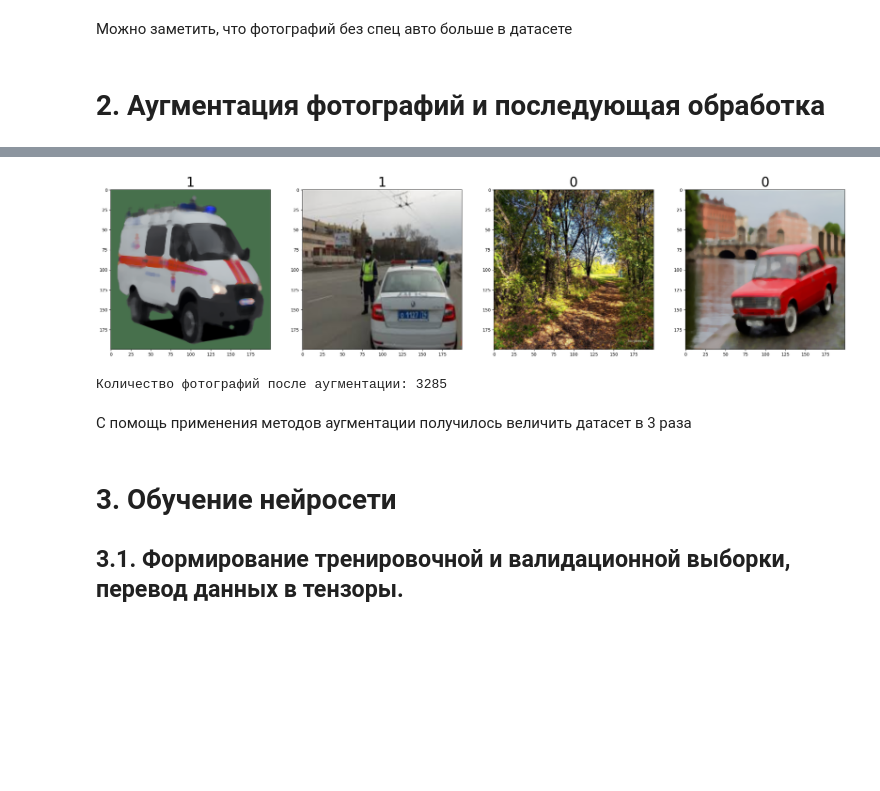
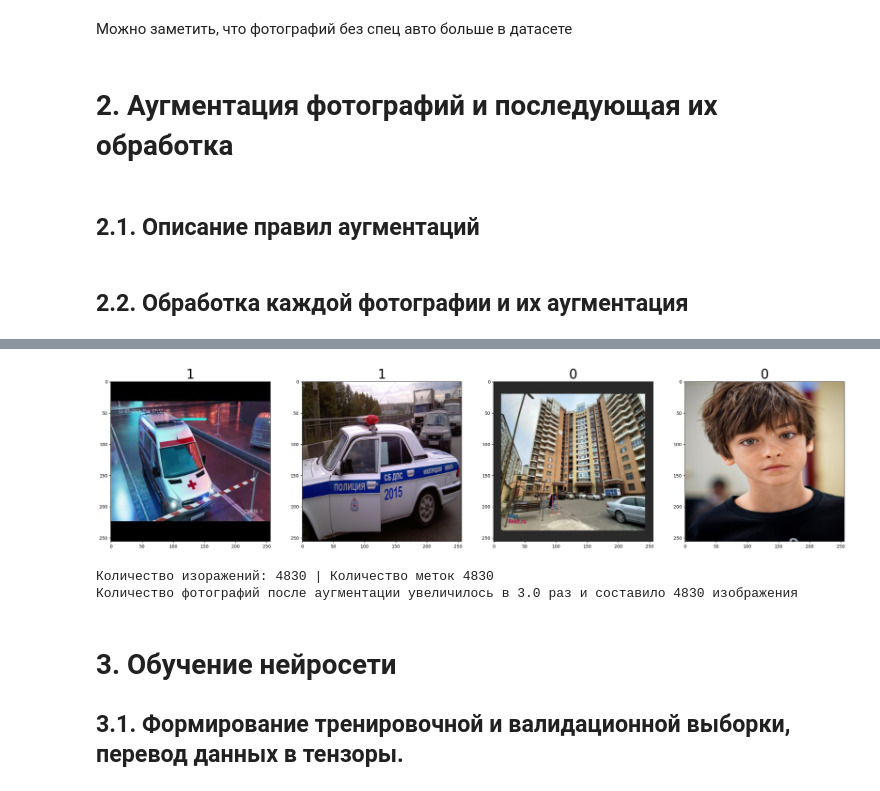
Before and after one commit to K1rsN7/Smart_Barrier, a Jupyter notebook: train neural network.ipynb, the cells around one changed output, grey strips where cells are left out. Cells and saved outputs as stored; diff of their text form; code cells hidden in the pictures; blank space fills up the shorter version.

```diff
--- a/train neural network.ipynb
+++ b/train neural network.ipynb
@@ -57,7 +84,9 @@ Name: count, dtype: float64
 # %% [markdown]
 Можно заметить, что фотографий без спец авто больше в датасете
 # %% [markdown]
-# 2. Аугментация фотографий и последующая обработка
+# 2. Аугментация фотографий и последующая их обработка
+# %% [markdown]
+## 2.1. Описание правил аугментаций
 # %%
 # Описываем приёмы аугментации
 transform1 = A.Compose([
@@ -70,3 +116,5 @@ transform2 = A.Compose([
+# %% [markdown]
+## 2.2. Обработка каждой фотографии и их аугментация
 # %%
 %%time
 X = [] # Фотографии в формате матриц
@@ -78,14 +126,21 @@ for i in tqdm(range(len(data))):
     else: # Если на фотографии не спец. авто
         image = cv2.imread('./Dataset/Rest/'+image, cv2.IMREAD_COLOR)
     image = cv2.cvtColor(image, cv2.COLOR_BGR2RGB) # Перевеодим цветовую палитру фото с формата BGR в RGB
-    image = cv2.resize(image, dsize=(200, 200), interpolation=cv2.INTER_AREA); # Изменяем размерность изображения до 200x200
+    image = cv2.resize(image, dsize=(256, 256), interpolation=cv2.INTER_AREA); # Изменяем размерность изображения до 200x200
     X.append(image) # Добавляем в датасет
 
-    # Производим аугментацию фотографий и добавим в списки
-    transformed_image = transform1(image=image)
-    X.append(transformed_image["image"])
-    transformed_image = transform2(image=image)
-    X.append(transformed_image["image"])
+    # Производим аугментацию фотографий
+    transform = None
+    transform_old = None
+    for _ in range(2):
+        while True:
+            transform = choice([transform1, transform2, transform3, transform4, transform5, transform6])
+            if transforms != transform_old:
+                transformed_image = transform(image=image)
+                X.append(transformed_image["image"])
+                transform_old = transform
+                break
+    # Добавление меток для изображений
     for _ in range(3):
         y.append(data.loc[i, 'label'])
 
@@ -93,12 +148,12 @@ for i in tqdm(range(len(data))):
 X_torch = np.array(X)
 X_torch = X_torch.astype('float32')
 X_torch = X_torch / 255.0
-X_torch = X_torch.reshape(-1,3,200,200)
+X_torch = X_torch.reshape(-1,3, 256, 256)
 y_torch = np.array(y).reshape(-1)
 
 # Выведем пару примеров получившихся фотографий
 fig, axes = plt.subplots(1, 4, figsize=(30,15))
 for i in range(0, 4):
-    axes[i].imshow(X[i*y_torch.size//4+14])
-    axes[i].set_title(y[i*y_torch.size//4+14], fontsize=30)
+    axes[i].imshow(X[i*y_torch.size//4])
+    axes[i].set_title(y[i*y_torch.size//4], fontsize=30)
 # %% [output]
@@ -107,10 +162,10 @@ Wall time: 37.2 s
-[figure, old version]
+[figure, new version]
 # %%
-print(f"Количество фотографий после аугментации: {y_torch.size}") # кол-во фото
+print(f"Количество изоражений: {X_torch.shape[0]} | Количество меток {y_torch.size}")
+print(f"Количество фотографий после аугментации увеличилось в {round(y_torch.size / data.shape[0], 3)} раз и составило {y_torch.size} изображения") # кол-во фото
 # %% [output]
-Количество фотографий после аугментации: 3285
+Количество изоражений: 4830 | Количество меток 4830
+Количество фотографий после аугментации увеличилось в 3.0 раз и составило 4830 изображения
-# %% [markdown]
-С помощь применения методов аугментации получилось величить датасет в 3 раза
 # %% [markdown]
 # 3. Обучение нейросети
 ## 3.1. Формирование тренировочной и валидационной выборки, перевод данных в тензоры.
```
Also changed, not shown: parts of 43 cells of this notebook, 1 other file.
